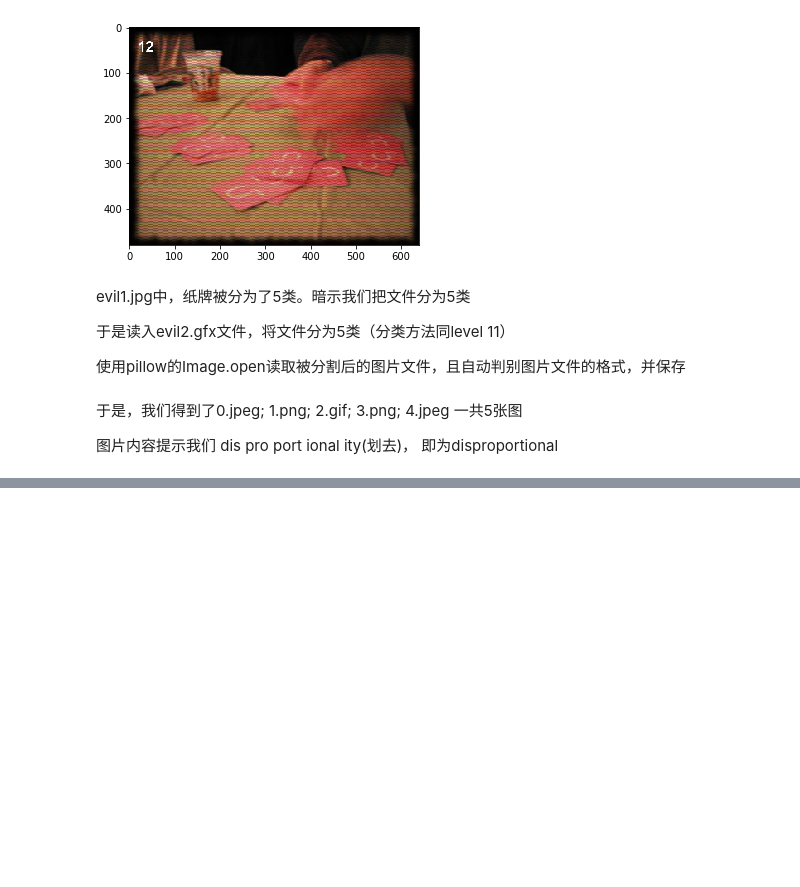
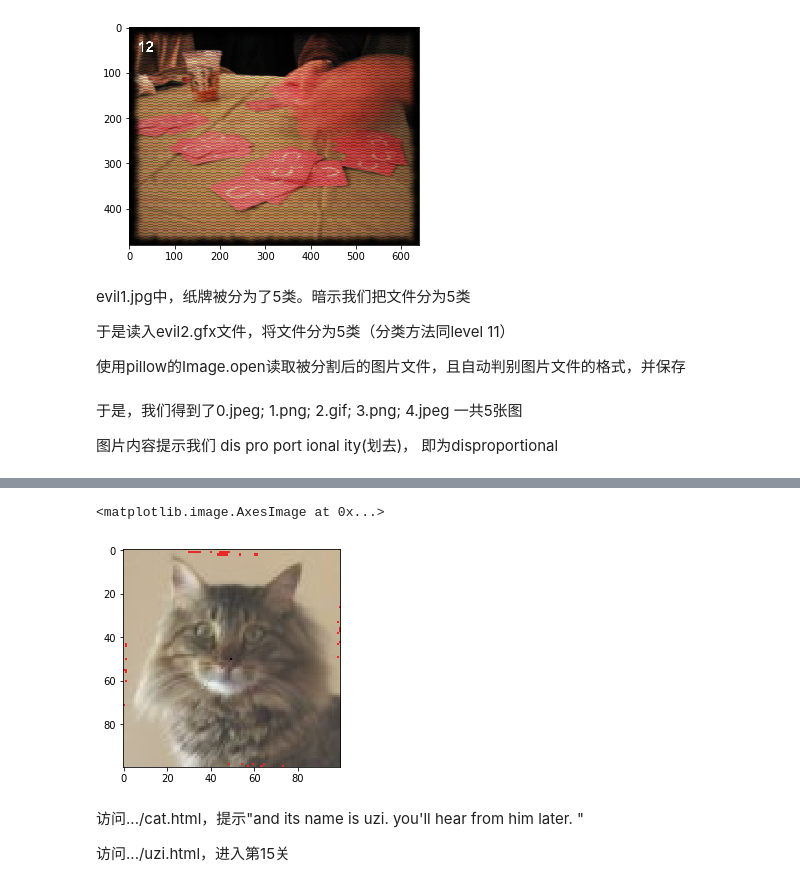
Before and after one commit to DrMofu/python_challenge, a Jupyter notebook: pythonchallenge.ipynb, the cells around one changed output, grey strips where cells are left out. Saved outputs shown, nothing was run; the diff lists cells and outputs as text; code cells hidden in the pictures; blank space fills up the shorter version.

```diff
--- a/pythonchallenge.ipynb
+++ b/pythonchallenge.ipynb
@@ -648,0 +721,2 @@ for i in range(5):
+# %%
+new_img = np.zeros((100,100,3))
@@ -648,0 +727,20 @@ for i in range(5):
+# %%
+counter = 0
+for i in range(50):
+    new_img[i,i:100-i,:] = img[0,counter:counter+100-2*i,:]
+    counter += 100-2*i
+    new_img[i+1:100-i,100-i-1,:]=img[0,counter:counter+100-2*i-1]
+    counter += 100-2*i-1
+    new_img[100-i-1,100-i-1:i:-1,:]=img[0,counter:counter+100-2*i-1]
+    counter += 100-2*i-1
+    new_img[100-i-2:i:-1,i,:]=img[0,counter:counter+100-2*i-2]
+    counter += 100-2*i-2
+# %%
+plt.imshow(new_img)
+# %% [output]
+<matplotlib.image.AxesImage at 0x...>
+[figure, added]
+# %% [markdown]
+访问.../cat.html，提示"and its name is uzi. you'll hear from him later. "
+
+访问.../uzi.html，进入第15关
```
Also changed, not shown: parts of 57 cells of this notebook, 5 other files.
